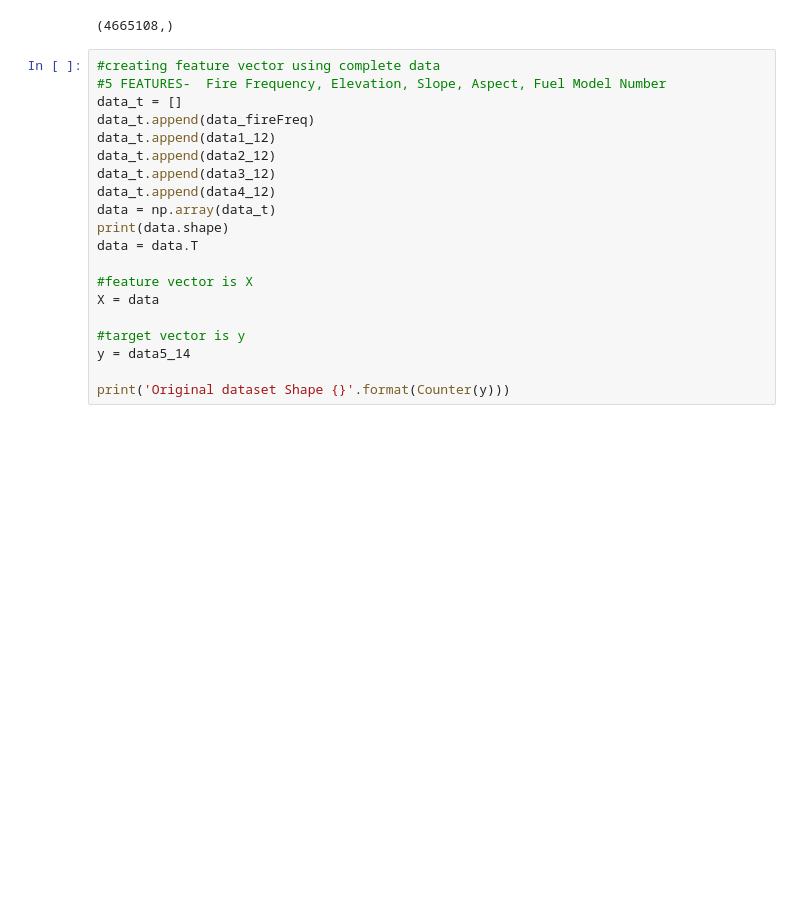
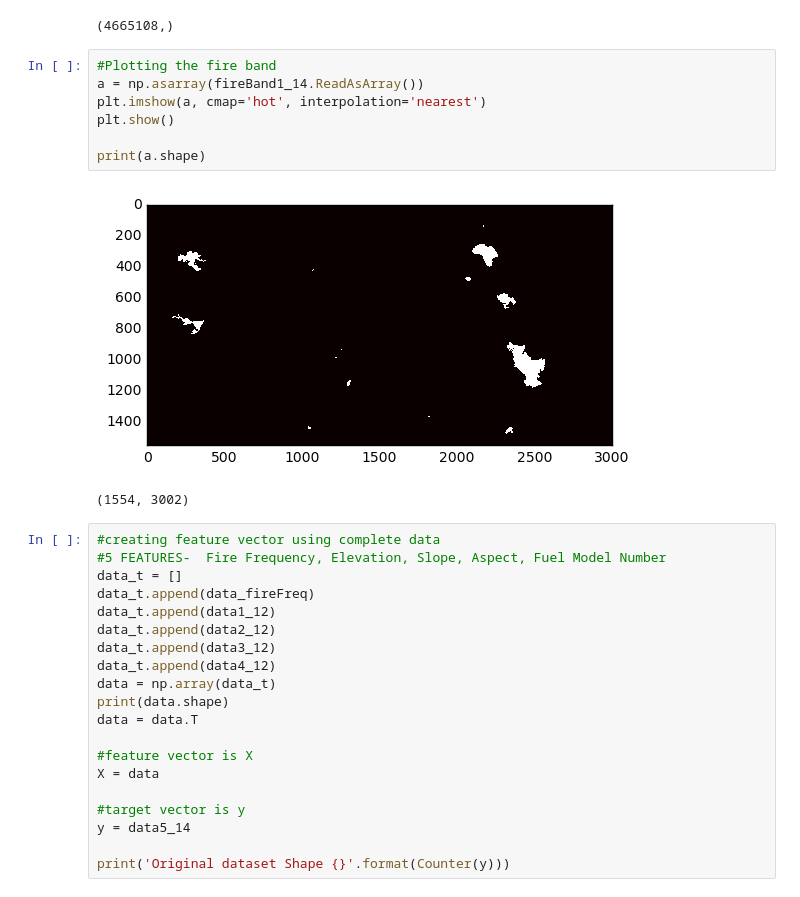
Before and after one commit to SKhatter/Analyzing-and-Predicting-Wildfires, a Jupyter notebook: code/classifiers/UsingRandomForests.ipynb, the cells around one changed output. Saved outputs shown, nothing was run; the diff lists cells and outputs as text; blank space fills up the shorter version.

```diff
--- a/code/classifiers/UsingRandomForests.ipynb
+++ b/code/classifiers/UsingRandomForests.ipynb
@@ -99,6 +101,16 @@ data5_14 = np.reshape(data5_14, data5_14.size, order='F')
 print(data5_14.shape)
 # %% [output]
 (4665108,)
+# %%
+#Plotting the fire band
+a = np.asarray(fireBand1_14.ReadAsArray())
+plt.imshow(a, cmap='hot', interpolation='nearest')
+plt.show()
+
+print(a.shape)
+# %% [output]
+[figure, added]
+(1554, 3002)
 # %%
 #creating feature vector using complete data
 #5 FEATURES-  Fire Frequency, Elevation, Slope, Aspect, Fuel Model Number
```
Also changed, not shown: parts of 19 cells of this notebook, 12 other files.
